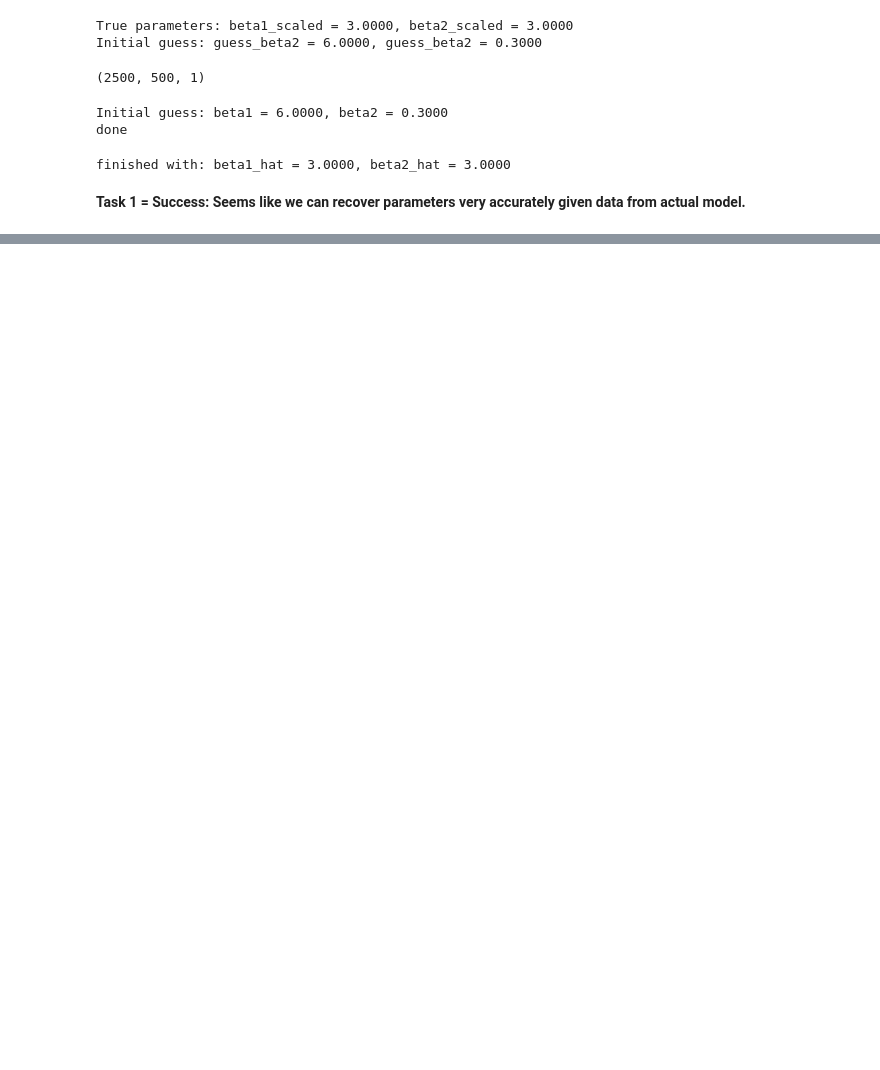
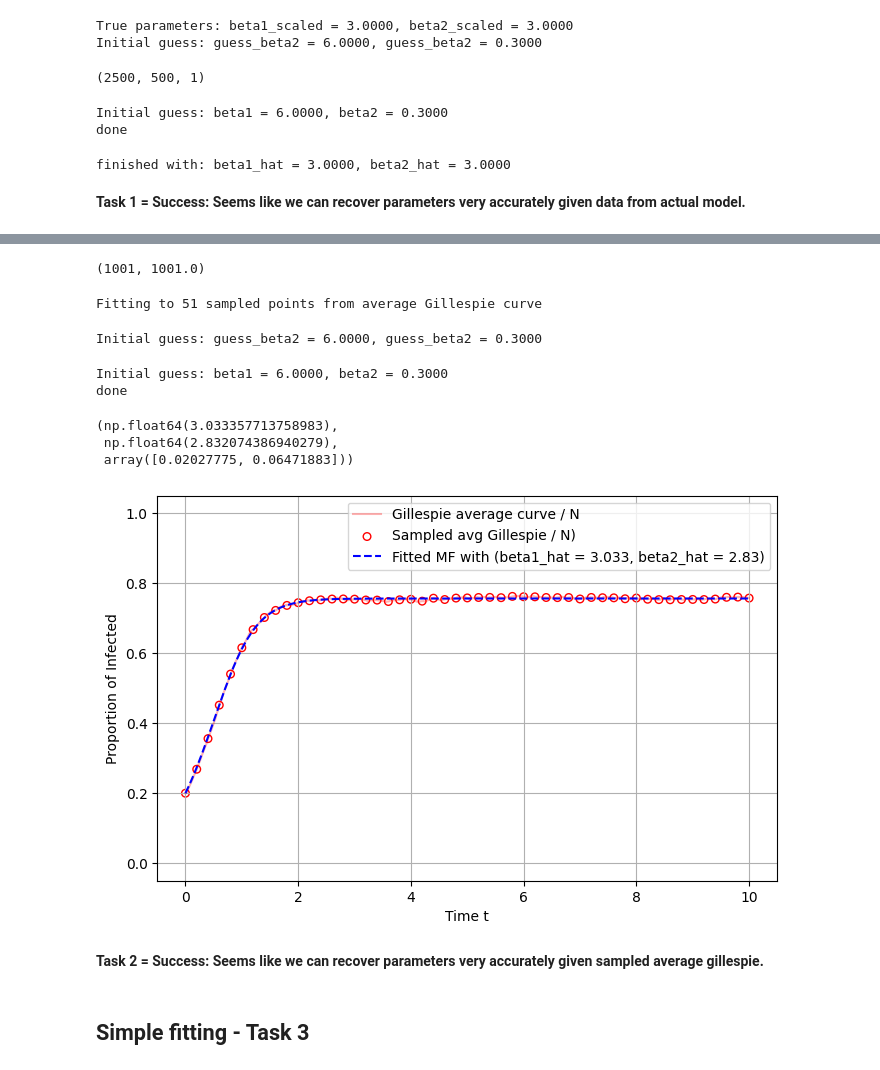
Before and after one commit to markolalovic/higher-order-contagion, a Jupyter notebook: notebooks/simple-fits.ipynb, the cells around one changed output, grey strips where cells are left out. Drawn from its saved outputs; the diff is of its cells as text; code cells hidden in the pictures; blank space fills up the shorter version.

Commit message:
simple fit 2: success

```diff
--- a/notebooks/simple-fits.ipynb
+++ b/notebooks/simple-fits.ipynb
@@ -321,0 +325,80 @@ finished with: beta1_hat = 3.0000, beta2_hat = 3.0000
+# %%
+delta_t = 0.01
+avg_curve, times = get_average(X_sims, time_max, nsims, delta_t)
+len(avg_curve / N), time_max / delta_t + 1
+# %% [output]
+(1001, 1001.0)
+# %%
+y_data_gillespie_avg_full = avg_curve / N
+t_data_gillespie_avg_full = times
+# %%
+# let's make it more realistic
+# MF ODE produces a smooth curve
+# we can capture the shape with fewer points, 50?
+# probably no real-world data set is sampled at this frequency (time_max = 10)..
+# let's sub sample the avg_curve
+# take every subsample_step point
+subsample_step = 20 # every 20th point
+t_data = t_data_gillespie_avg_full[::subsample_step]
+y_data = y_data_gillespie_avg_full[::subsample_step]
+print(f"Fitting to {len(t_data)} sampled points from average Gillespie curve")
+# %% [output]
+Fitting to 51 sampled points from average Gillespie curve
+# %%
+# TODO: start with guess close to true values
+# guess_beta1 = beta1_scaled * 0.8
+# guess_beta2 = beta2_scaled * 1.2
+
+guess_beta1 = beta1_scaled * 2
+guess_beta2 = beta2_scaled * 0.1
+print(f"Initial guess: guess_beta2 = {guess_beta1:.4f}, guess_beta2 = {guess_beta2:.4f}")
+
+initial_params_guess = [guess_beta1, guess_beta2]
+# %% [output]
+Initial guess: guess_beta2 = 6.0000, guess_beta2 = 0.3000
+# %%
+fitted_params, covariance = fit_mf_to_data(t_data, y_data, initial_params_guess)
+beta1_hat, beta2_hat = fitted_params
+std_errors = np.sqrt(np.diag(covariance))
+
+beta1_hat, beta2_hat, std_errors
+# %% [output]
+Initial guess: beta1 = 6.0000, beta2 = 0.3000
+done
+(np.float64(3.033357713758983),
+ np.float64(2.832074386940279),
+ array([0.02027775, 0.06471883]))
+# %%
+# plot model fit
+plt.figure(figsize=(8, 5))
+
+# full gillespie avg
+plt.plot(t_data_gillespie_avg_full, y_data_gillespie_avg_full,
+    'r-', alpha=0.3, label='Gillespie average curve / N')
+
+# sub sampled data points used for fitting
+plt.scatter(t_data, y_data, label='Sampled avg Gillespie / N)', marker='o', s=30,
+    facecolors='none', edgecolors='r')
+
+
+# fitted curve using the estimated parameters over the full grid
+t_span = (0, time_max)
+t_fit_curve_eval = np.linspace(t_span[0], t_span[1], 201) # smooth curve
+y_fit_curve = solve_mf_for_fit(t_fit_curve_eval, beta1_hat, beta2_hat)
+
+plt.plot(t_fit_curve_eval, y_fit_curve, 'b--',
+    label=f'Fitted MF with (beta1_hat = {beta1_hat:.3f}, beta2_hat = {beta2_hat:.3g})')
+plt.xlabel("Time t")
+plt.ylabel("Proportion of Infected")
+
+plt.legend()
+plt.grid(True)
+
+plt.ylim(bottom=-0.05, top=1.05)
+plt.show()
+# %% [output]
+[figure, added]
+# %% [markdown]
+**Task 2 = Success: Seems like we can recover parameters very accurately given sampled average gillespie.**
+# %% [markdown]
+## Simple fitting - Task 3
```
Also changed, not shown: parts of 4 cells of this notebook.
